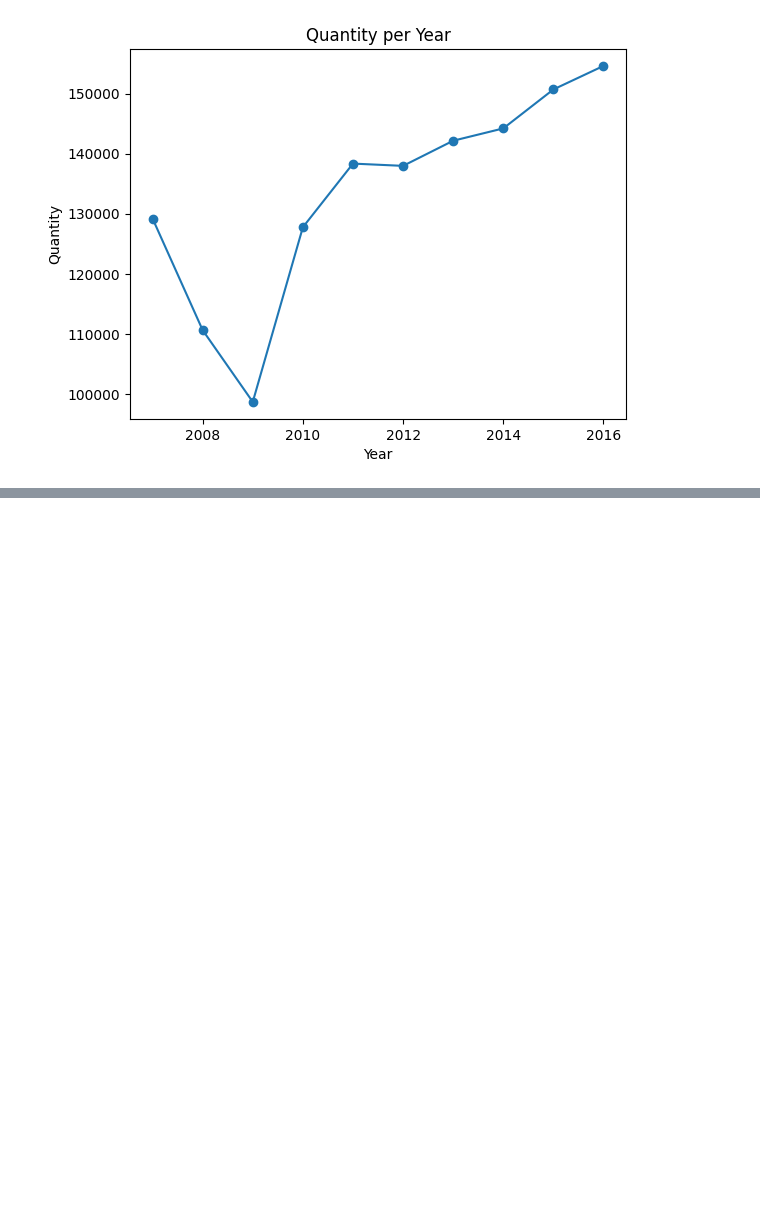
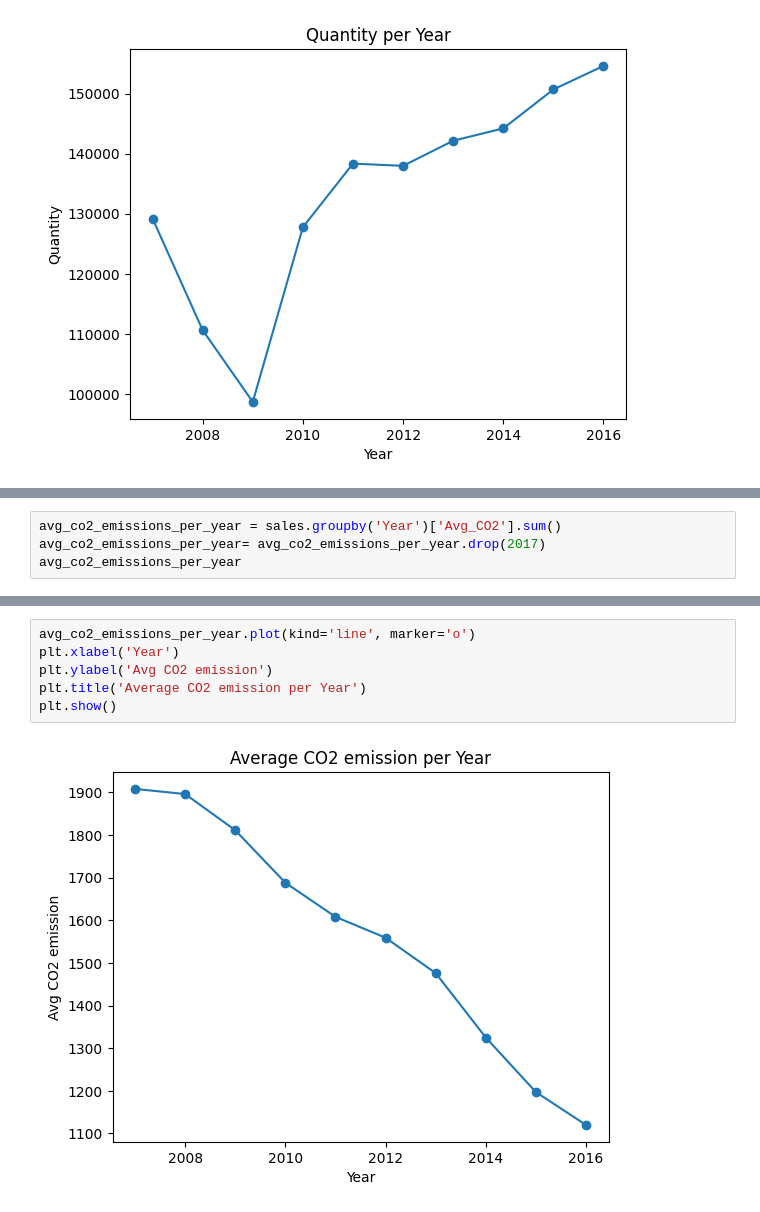
Before and after one commit to Lilit900/machine_learning_lilit_ajoyan_mlops25, a Jupyter notebook: exercises/exercise_0/sales.ipynb, the cells around one changed output, grey strips where cells are left out. Cells and saved outputs as stored; diff of their text form; blank space fills up the shorter version.

Commit message:
Add line charts for yearly and monthly sales, imports, CO2, electric cars, and diesel share

```diff
--- a/exercises/exercise_0/sales.ipynb
+++ b/exercises/exercise_0/sales.ipynb
@@ -102,0 +105,4 @@ plt.show()
+# %%
+avg_co2_emissions_per_year = sales.groupby('Year')['Avg_CO2'].sum()
+avg_co2_emissions_per_year= avg_co2_emissions_per_year.drop(2017)
+avg_co2_emissions_per_year
@@ -102,0 +122,8 @@ plt.show()
+# %%
+avg_co2_emissions_per_year.plot(kind='line', marker='o')
+plt.xlabel('Year')
+plt.ylabel('Avg CO2 emission')
+plt.title('Average CO2 emission per Year')
+plt.show()
+# %% [output]
+[figure, added]
```
Also changed, not shown: parts of 14 cells of this notebook.
